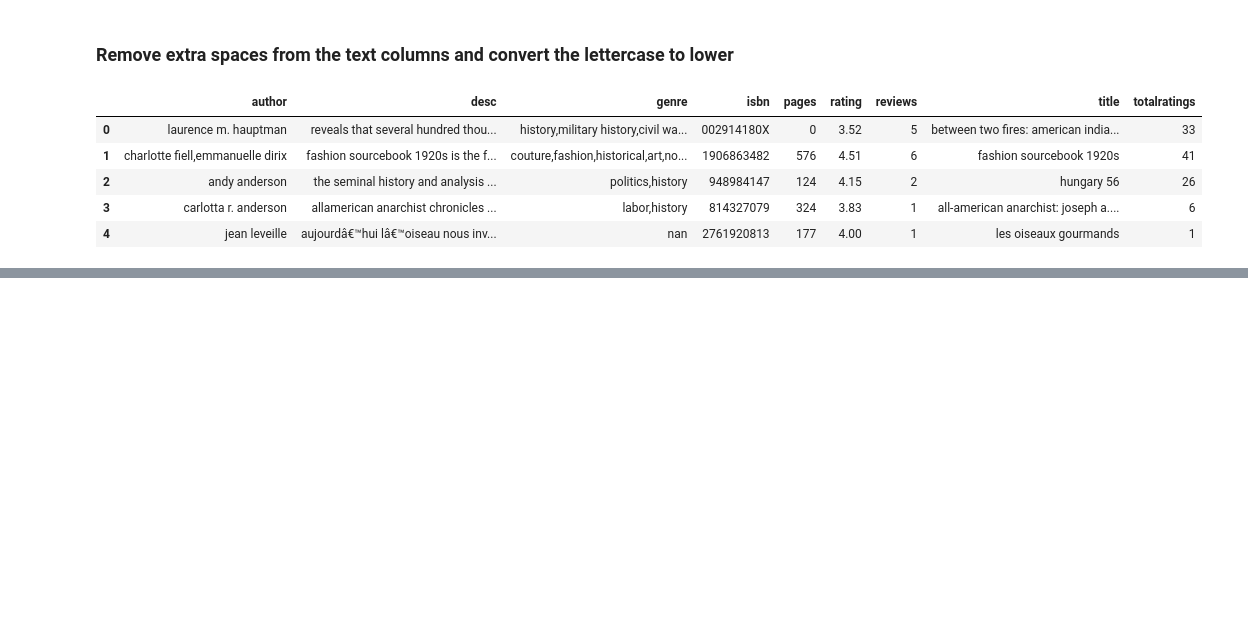
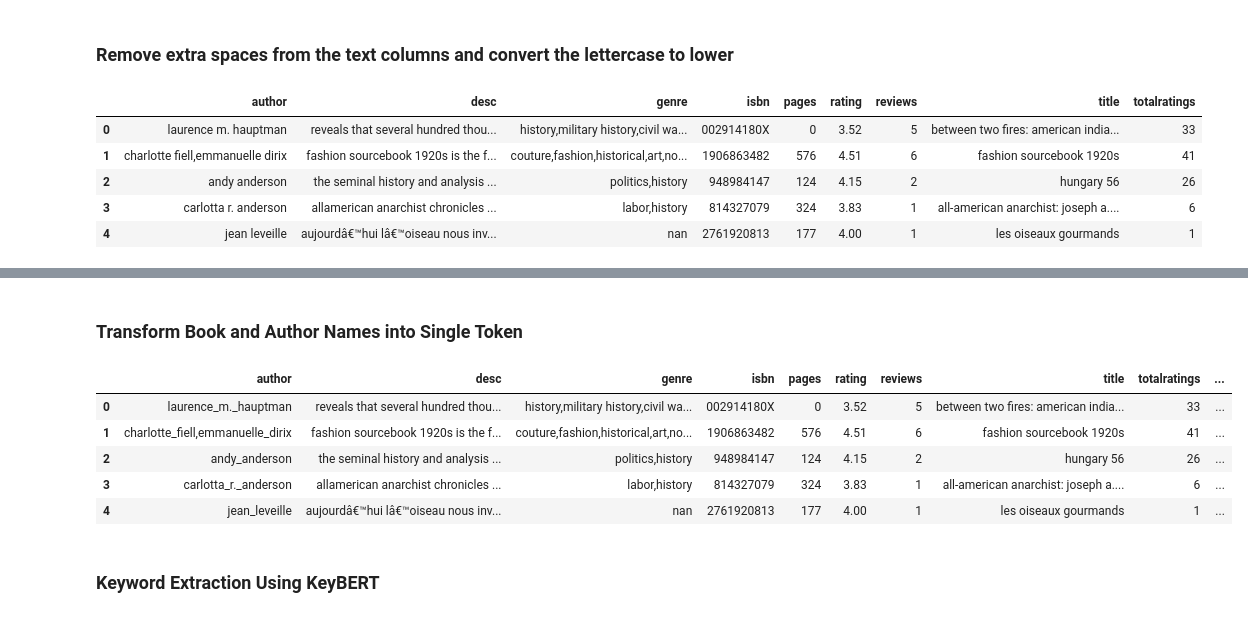
Before and after one commit to M-Awwab-Khan/personalized-book-recommender, a Jupyter notebook: personlized-book-recommender.ipynb, the cells around one changed output, grey strips where cells are left out. Drawn from its saved outputs; the diff is of its cells as text; code cells hidden in the pictures; blank space fills up the shorter version.

Commit message:
Kaggle Notebook | personlized-book-recommender | Version 2

```diff
--- a/personlized-book-recommender.ipynb
+++ b/personlized-book-recommender.ipynb
@@ -147,0 +195,6 @@ books.head()
+# %%
+books.dropna(subset=["desc"], inplace=True)
+
+# Drop records with very short description
+books.drop(books.index[books.length.isin(range(0,4))], inplace = True)
+del books["length"]
@@ -147,0 +203,2 @@ books.head()
+# %%
+books.drop_duplicates(subset=['title', 'desc', 'author'], keep='first', inplace=True)
@@ -147,0 +207,11 @@ books.head()
+# %%
+series_pattern =  "(?:[;]\s*|\(\s*)([^\(;]*\s*#\s*\d+(?:\.?\d+|\\&\d+|-?\d*))"
+def get_book_series_info(text):
+    series_info = re.findall(series_pattern, text)
+    if series_info:
+        series_info = " ".join([i.replace(" ", "_") for i in series_info])
+        return series_info
+    else:
+        return np.nan
+
+books['book_series_info'] = books.title.apply(get_book_series_info)
@@ -147,0 +227,3 @@ books.head()
+# %%
+series_remove_pattern = re.compile("(?:[\(]\s*[^\(;]*\s*#\s*\d+(?:\.?\d+|\\&\d+|-?\d*)(?:;|\))|\s*[^\(;]*\s*#\s*\d+(?:\.?\d+|\\&\d+|-?\d*)\))")
+books["title"]= books["title"].str.replace(series_remove_pattern, r'', regex=True).str.strip()
@@ -147,0 +244,14 @@ books.head()
+# %% [markdown]
+### Transform Book and Author Names into Single Token
+# %%
+books["author"] = books["author"].str.strip().str.replace(' ','_')
+books.head(5)
+# %% [output]
+|  | author | desc | genre | isbn | pages | rating | reviews | title | totalratings | ... |
+| 0 | laurence_m._hauptman | reveals that several hundred thou... | history,military history,civil wa... | 002914180X | 0 | 3.52 | 5 | between two fires: american india... | 33 | ... |
+| 1 | charlotte_fiell,emmanuelle_dirix | fashion sourcebook 1920s is the f... | couture,fashion,historical,art,no... | 1906863482 | 576 | 4.51 | 6 | fashion sourcebook 1920s | 41 | ... |
+| 2 | andy_anderson | the seminal history and analysis ... | politics,history | 948984147 | 124 | 4.15 | 2 | hungary 56 | 26 | ... |
+| 3 | carlotta_r._anderson | allamerican anarchist chronicles ... | labor,history | 814327079 | 324 | 3.83 | 1 | all-american anarchist: joseph a.... | 6 | ... |
+| 4 | jean_leveille | aujourdâ€™hui lâ€™oiseau nous inv... | nan | 2761920813 | 177 | 4.00 | 1 | les oiseaux gourmands | 1 | ... |
+# %% [markdown]
+### Keyword Extraction Using KeyBERT
```
Also changed, not shown: parts of 24 cells of this notebook.
